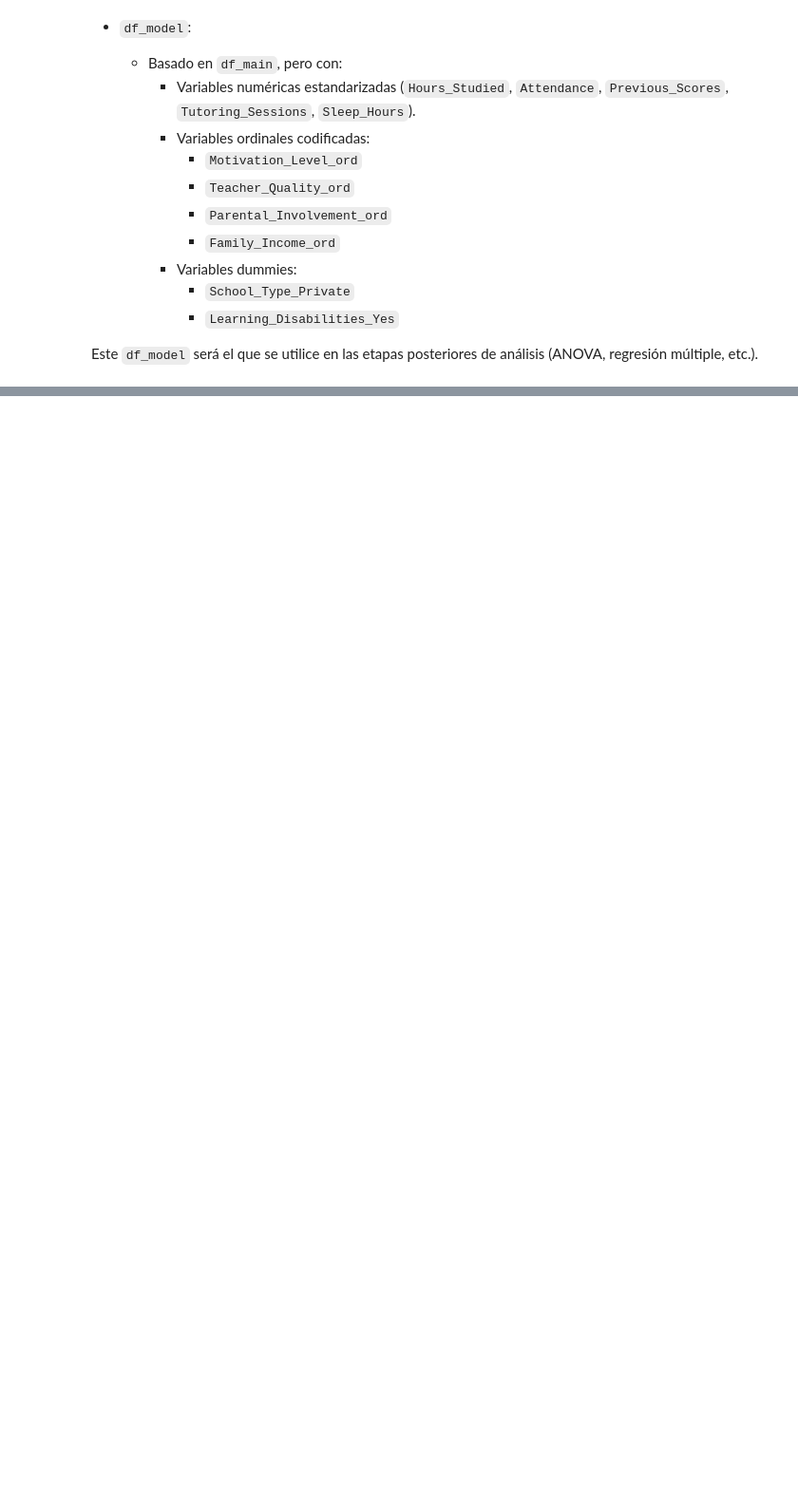
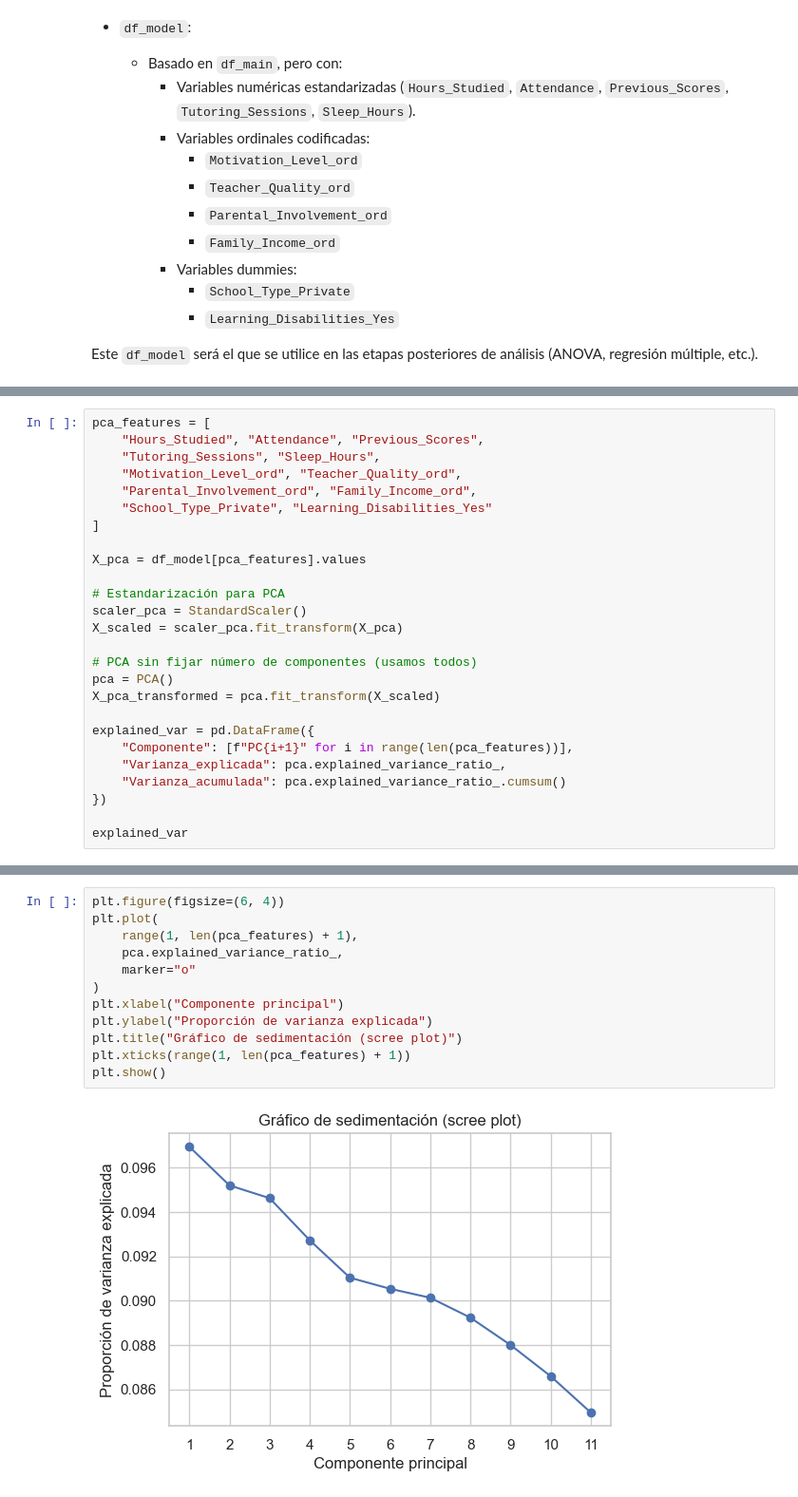
Before and after one commit to Ray-M05/Student-Performance-Predictor, a Jupyter notebook: StudentPerformance.ipynb, the cells around one changed output, grey strips where cells are left out. Shown at 95% size. Saved outputs shown, nothing was run; the diff lists cells and outputs as text; blank space fills up the shorter version.

```diff
--- a/StudentPerformance.ipynb
+++ b/StudentPerformance.ipynb
@@ -860,0 +1267,26 @@ Este `df_model` será el que se utilice en las etapas posteriores de análisis
+# %%
+pca_features = [
+    "Hours_Studied", "Attendance", "Previous_Scores",
+    "Tutoring_Sessions", "Sleep_Hours",
+    "Motivation_Level_ord", "Teacher_Quality_ord",
+    "Parental_Involvement_ord", "Family_Income_ord",
+    "School_Type_Private", "Learning_Disabilities_Yes"
+]
+
+X_pca = df_model[pca_features].values
+
+# Estandarización para PCA
+scaler_pca = StandardScaler()
+X_scaled = scaler_pca.fit_transform(X_pca)
+
+# PCA sin fijar número de componentes (usamos todos)
+pca = PCA()
+X_pca_transformed = pca.fit_transform(X_scaled)
+
+explained_var = pd.DataFrame({
+    "Componente": [f"PC{i+1}" for i in range(len(pca_features))],
+    "Varianza_explicada": pca.explained_variance_ratio_,
+    "Varianza_acumulada": pca.explained_variance_ratio_.cumsum()
+})
+
+explained_var
@@ -860,0 +1306,14 @@ Este `df_model` será el que se utilice en las etapas posteriores de análisis
+# %%
+plt.figure(figsize=(6, 4))
+plt.plot(
+    range(1, len(pca_features) + 1),
+    pca.explained_variance_ratio_,
+    marker="o"
+)
+plt.xlabel("Componente principal")
+plt.ylabel("Proporción de varianza explicada")
+plt.title("Gráfico de sedimentación (scree plot)")
+plt.xticks(range(1, len(pca_features) + 1))
+plt.show()
+# %% [output]
+[figure, added]
```
Also changed, not shown: parts of 21 cells of this notebook.
